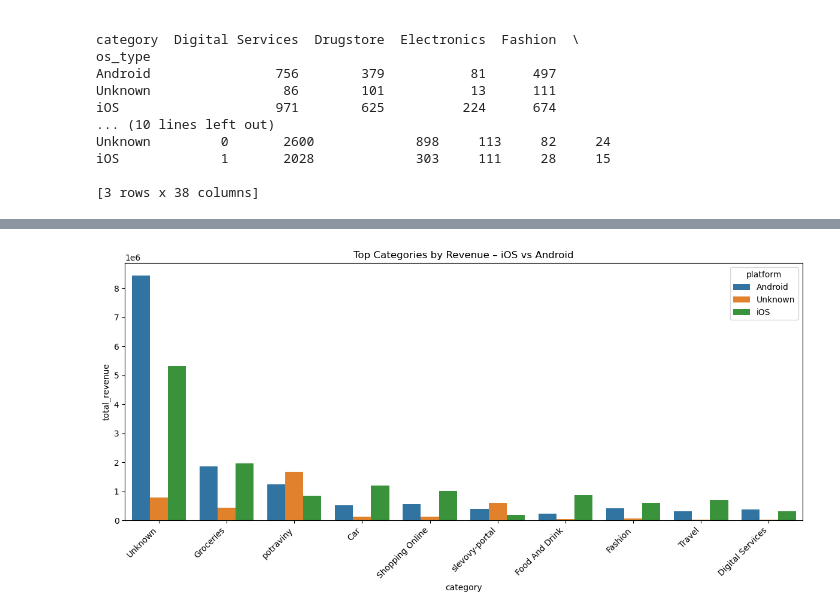
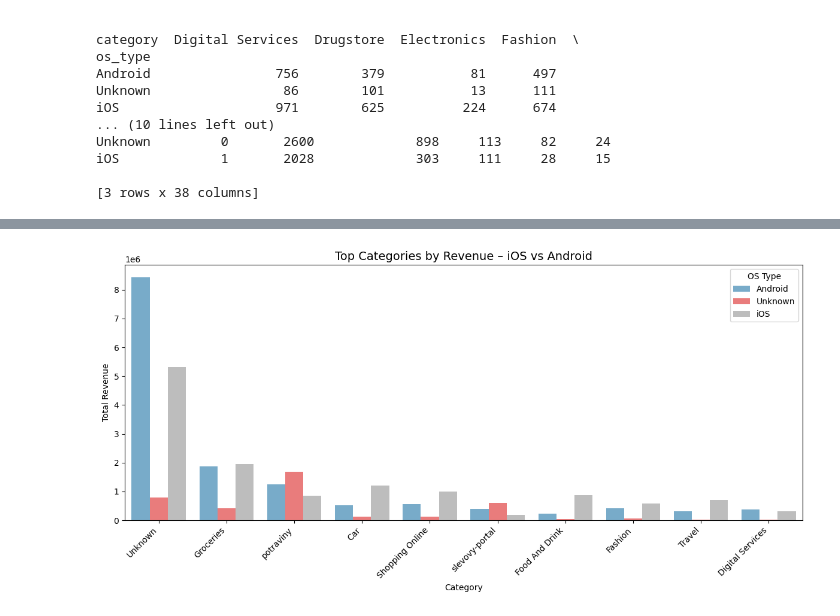
Before and after one commit to akorablov/Project_Twisto, a Jupyter notebook: twisto_project/3_OS_users_analysis.ipynb, the cells around one changed output, grey strips where cells are left out. Drawn from its saved outputs; the diff is of its cells as text; code cells hidden in the pictures.

```diff
--- a/twisto_project/3_OS_users_analysis.ipynb
+++ b/twisto_project/3_OS_users_analysis.ipynb
@@ -176,18 +168,0 @@ top_categories
-# %%
-# Assume df_apps has app_ios and app_android
-def get_platform(row):
-    if row['app_ios'] > 0:
-        return 'iOS'
-    elif row['app_android'] > 0:
-        return 'Android'
-    else:
-        return 'Unknown'
-
-df_apps['platform'] = df_apps.apply(get_platform, axis=1)
-
-# Merge into transactions
-df_trans_platform = df_transactions.merge(
-    df_apps[['user', 'platform']],
-    on='user',
-    how='left'
-)
@@ -196,6 +169,8 @@ df_top = df_trans_platform[df_trans_platform['category'].isin(top_categories)]
 # %%
+df_top = df_trans_platform[df_trans_platform['category'].isin(top_categories)]
+
 category_stats = (
-    df_top.groupby(['platform', 'category'])
+    df_top.groupby(['os_type', 'category'])
     .agg(
         total_revenue=('total_price_vat', 'sum'),
         transaction_count=('total_price_vat', 'count'),
@@ -204,26 +179,37 @@ category_stats = (
     .reset_index()
 )
 # %%
-%matplotlib inline
-# Sort by revenue in all platforms combined
+# Define custom colors
+colors = ['#6baed6', '#fb6a6a', '#bdbdbd']  # blue, red, gray
+
+# Sort categories by total revenue (all platforms combined)
 order = (
     category_stats.groupby('category')['total_revenue']
     .sum()
     .sort_values(ascending=False)
     .index
 )
 
 plt.figure(figsize=(12,6))
 sns.barplot(
     data=category_stats,
     x='category',
     y='total_revenue',
-    hue='platform',
-    order=order
+    hue='os_type',
+    order=order,            # sorted by total revenue
+    palette=colors
 )
+
+# Rotate x-axis labels for readability
 plt.xticks(rotation=45, ha='right')
-plt.title('Top Categories by Revenue – iOS vs Android')
+
+# Add labels and title
+plt.ylabel('Total Revenue')
+plt.xlabel('Category')
+plt.title('Top Categories by Revenue – iOS vs Android', fontsize=14)
+
+plt.legend(title='OS Type')
 plt.tight_layout()
 plt.show()
 # %% [output]
-[figure, old version]
+[figure, new version]
```
Also changed, not shown: parts of 6 cells of this notebook, 2 other files.
